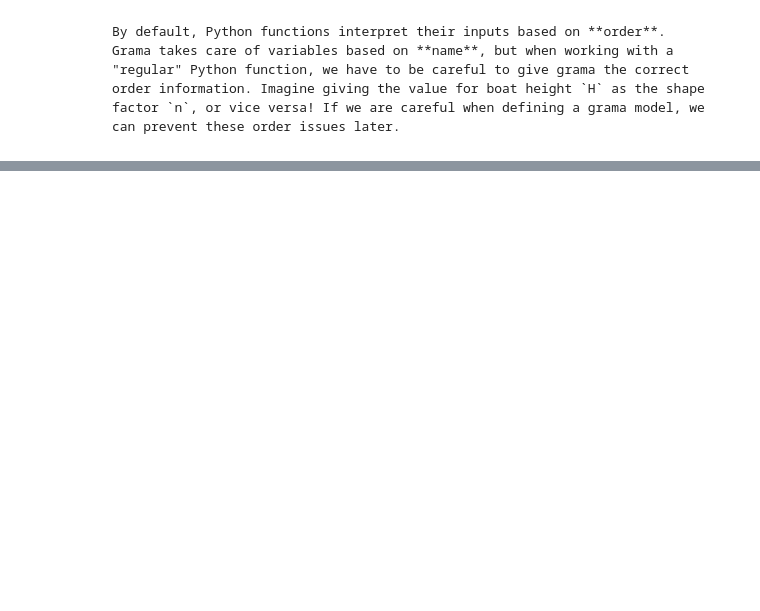
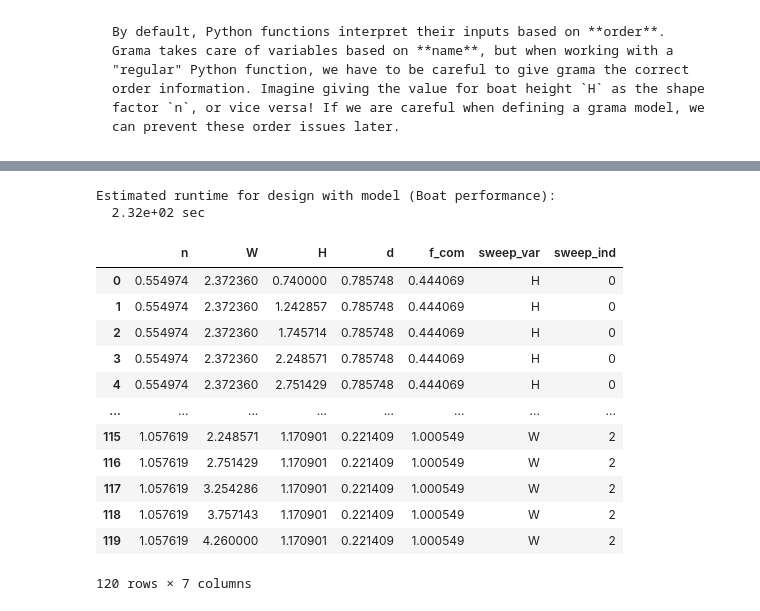
Before and after one commit to zdelrosario/evc-course, a Jupyter notebook: challenges/c04-boats-master.ipynb, the cells around one changed output, grey strips where cells are left out. Cells and saved outputs as stored; diff of their text form; code cells hidden in the pictures; blank space fills up the shorter version.

Commit message:
outline boats challenge

```diff
--- a/challenges/c04-boats-master.ipynb
+++ b/challenges/c04-boats-master.ipynb
@@ -429,0 +512,30 @@ model: Boat performance
+# %%
+## TODO: Tune the arguments for gr.ev_sinews()
+# to get a "reasonable" runtime
+(
+    md_performance
+    >> gr.ev_sinews(
+        df_det="swp", # Sweep all deterministic inputs
+        skip=True,    # This prevents execution!
+# solution-begin
+        n_density=8,
+        n_sweeps=3,
+# solution-end
+    )
+)
+# %% [output]
+Estimated runtime for design with model (Boat performance):
+  2.32e+02 sec
+|  | n | W | H | d | f_com | sweep_var | sweep_ind |
+| 0 | 0.554974 | 2.372360 | 0.740000 | 0.785748 | 0.444069 | H | 0 |
+| 1 | 0.554974 | 2.372360 | 1.242857 | 0.785748 | 0.444069 | H | 0 |
+| 2 | 0.554974 | 2.372360 | 1.745714 | 0.785748 | 0.444069 | H | 0 |
+| 3 | 0.554974 | 2.372360 | 2.248571 | 0.785748 | 0.444069 | H | 0 |
+| 4 | 0.554974 | 2.372360 | 2.751429 | 0.785748 | 0.444069 | H | 0 |
+| ... | ... | ... | ... | ... | ... | ... | ... |
+| 115 | 1.057619 | 2.248571 | 1.170901 | 0.221409 | 1.000549 | W | 2 |
+| 116 | 1.057619 | 2.751429 | 1.170901 | 0.221409 | 1.000549 | W | 2 |
+| 117 | 1.057619 | 3.254286 | 1.170901 | 0.221409 | 1.000549 | W | 2 |
+| 118 | 1.057619 | 3.757143 | 1.170901 | 0.221409 | 1.000549 | W | 2 |
+| 119 | 1.057619 | 4.260000 | 1.170901 | 0.221409 | 1.000549 | W | 2 |
+120 rows × 7 columns
```
Also changed, not shown: parts of 45 cells of this notebook.
